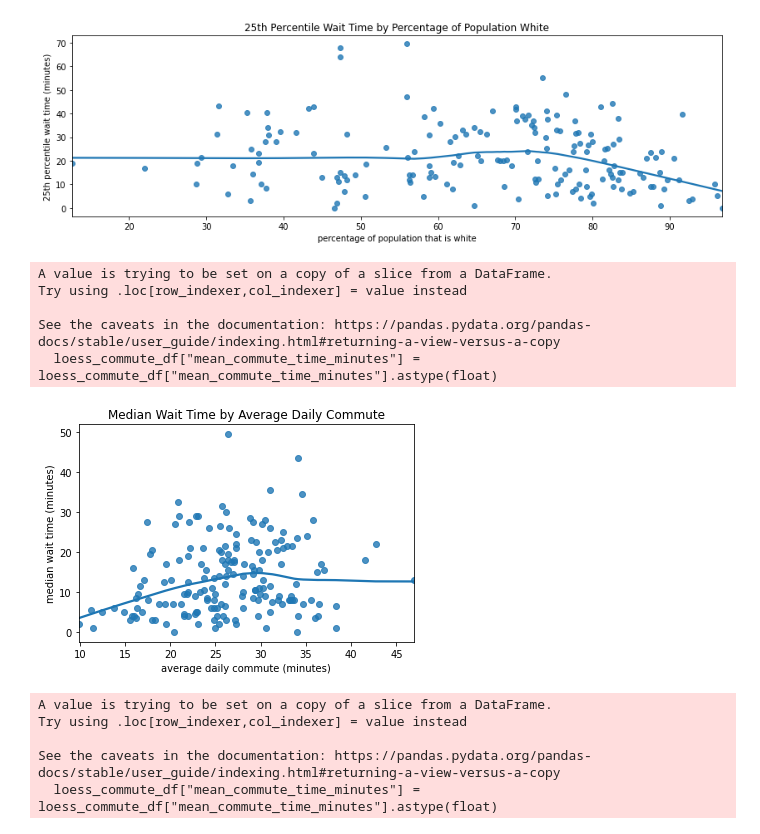
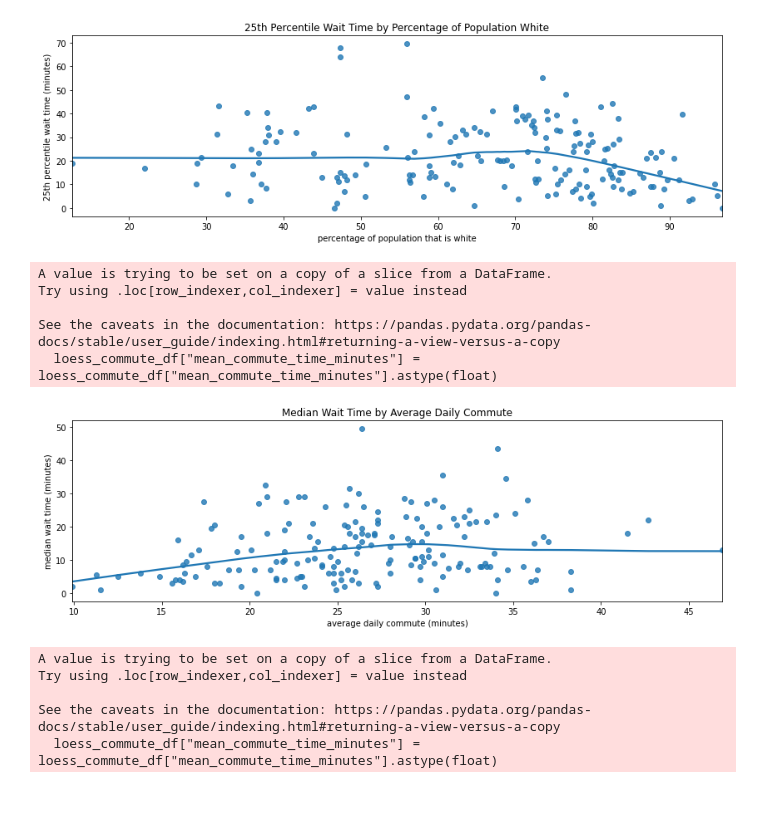
Before and after one commit to soodoku/wait, a Jupyter notebook: scripts/Sociodem.ipynb, the cells around one changed output. Saved outputs shown, nothing was run; the diff lists cells and outputs as text; code cells hidden in the pictures; blank space fills up the shorter version.

```diff
--- a/scripts/Sociodem.ipynb
+++ b/scripts/Sociodem.ipynb
@@ -443,25 +443,28 @@ See the caveats in the documentation: https://pandas.pydata.org/pandas-docs/stab
 # %%
 # daily commute length and average weekday wait
 loess_commute_df = combined_df[["wkday_wait_50", "mean_commute_time_minutes"]]
 
 loess_commute_df["mean_commute_time_minutes"] = loess_commute_df["mean_commute_time_minutes"].astype(float)
 loess_commute_df = loess_commute_df[loess_commute_df['mean_commute_time_minutes'].notna()] # make sure median household income is non NaN
+
+fig, ax = plt.subplots(figsize=(14, 4))
 ax = sns.regplot(x="mean_commute_time_minutes", y="wkday_wait_50", data=loess_commute_df,
            lowess=True);
+
 
 ax.set_xlabel("average daily commute (minutes)")
 ax.set_ylabel("median wait time (minutes)")
 ax.set_title("Median Wait Time by Average Daily Commute")
 
 figure = ax.get_figure()
-figure.savefig('../images/loess_avg_commute_dmv_avg_wait.png')
+figure.savefig('../figs/loess_avg_commute_dmv_avg_wait.png')
 # %% [output]
 A value is trying to be set on a copy of a slice from a DataFrame.
 Try using .loc[row_indexer,col_indexer] = value instead
 
 See the caveats in the documentation: https://pandas.pydata.org/pandas-docs/stable/user_guide/indexing.html#returning-a-view-versus-a-copy
   loess_commute_df["mean_commute_time_minutes"] = loess_commute_df["mean_commute_time_minutes"].astype(float)
-[figure, old version]
+[figure, new version]
 # %%
 # daily commute length and average short weekday wait
 loess_commute_df = combined_df[["wkday_wait_25", "mean_commute_time_minutes"]]
```
Also changed, not shown: parts of 7 cells of this notebook, 17 other files.
